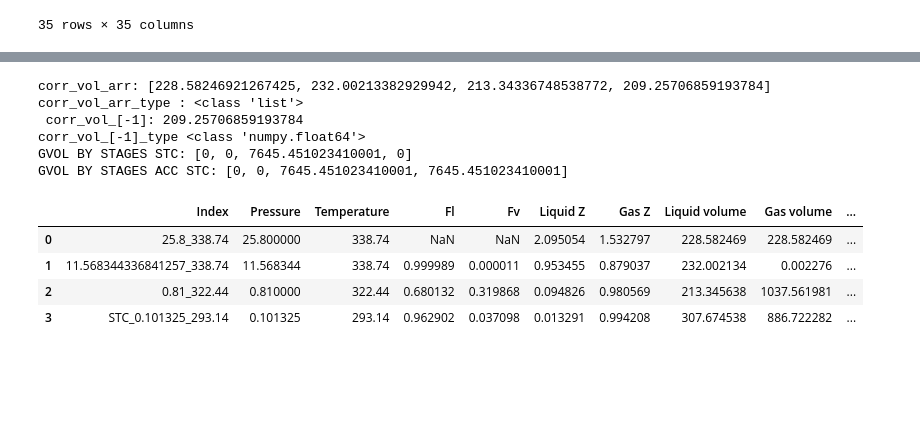
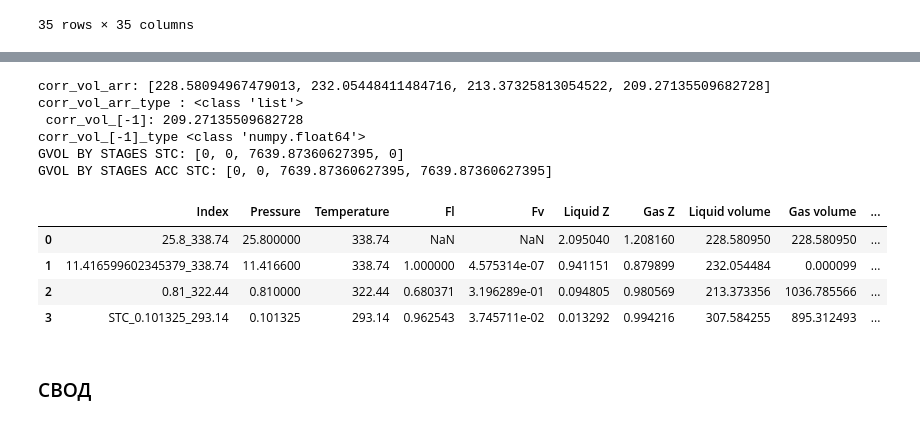
Before and after one commit to SidorenkoDD/BlackBoxFluid, a Jupyter notebook: code/notebook diss.ipynb, the cells around one changed output, grey strips where cells are left out. Cells and saved outputs as stored; diff of their text form; code cells hidden in the pictures; blank space fills up the shorter version.

```diff
--- a/code/notebook diss.ipynb
+++ b/code/notebook diss.ipynb
@@ -3465,6 +3906,6 @@ GVOL BY STAGES ACC STC: [0, 0, 7596.616531027954, 7596.616531027954]
 # %%
-base_composition.edit_bip('C1', 'C30', 0.2)
-base_composition.edit_bip('C1', 'C29', 0.2)
-bip_model_min02 = CompositionalModel(base_composition)
-bip_model_min02.saturation_pressure(65.6)
+comp_bip_02 = Composition(przlm_dict)
+comp_bip_02.edit_bip('C1', 'C30', 0.2)
+bip_model_02 = CompositionalModel(comp_bip_02)
+bip_model_02.saturation_pressure(65.6)
 # %% [output]
@@ -3493,5 +3956,5 @@ TEMPERATURE: 65.6 C
 # %%
-bip_model_min02.experiments.SEPARATORTEST_MOD.calculate(25.8, 65.6, [ 0.81], [ 49.3])
+bip_model_02.experiments.SEPARATORTEST_MOD.calculate(25.8, 65.6, [ 0.81], [ 49.3])
 dle_res_view = DLEResultsViewer()
-dle_res_view.view(bip_model_min02.experiments.SEPARATORTEST_MOD.result)
+dle_res_view.view(bip_model_02.experiments.SEPARATORTEST_MOD.result)
 # %% [output]
@@ -3515,11 +3978,13 @@ INFO | 09:39:22 | ✅ P_sat = 11.568 bar
-corr_vol_arr: [228.58246921267425, 232.00213382929942, 213.34336748538772, 209.25706859193784]
+corr_vol_arr: [228.58094967479013, 232.05448411484716, 213.37325813054522, 209.27135509682728]
 corr_vol_arr_type : <class 'list'>
- corr_vol_[-1]: 209.25706859193784
+ corr_vol_[-1]: 209.27135509682728
 corr_vol_[-1]_type <class 'numpy.float64'>
-GVOL BY STAGES STC: [0, 0, 7645.451023410001, 0]
-GVOL BY STAGES ACC STC: [0, 0, 7645.451023410001, 7645.451023410001]
+GVOL BY STAGES STC: [0, 0, 7639.87360627395, 0]
+GVOL BY STAGES ACC STC: [0, 0, 7639.87360627395, 7639.87360627395]
 |  | Index | Pressure | Temperature | Fl | Fv | Liquid Z | Gas Z | Liquid volume | Gas volume | ... |
-| 0 | 25.8_338.74 | 25.800000 | 338.74 | NaN | NaN | 2.095054 | 1.532797 | 228.582469 | 228.582469 | ... |
-| 1 | 11.568344336841257_338.74 | 11.568344 | 338.74 | 0.999989 | 0.000011 | 0.953455 | 0.879037 | 232.002134 | 0.002276 | ... |
-| 2 | 0.81_322.44 | 0.810000 | 322.44 | 0.680132 | 0.319868 | 0.094826 | 0.980569 | 213.345638 | 1037.561981 | ... |
-| 3 | STC_0.101325_293.14 | 0.101325 | 293.14 | 0.962902 | 0.037098 | 0.013291 | 0.994208 | 307.674538 | 886.722282 | ... |
+| 0 | 25.8_338.74 | 25.800000 | 338.74 | NaN | NaN | 2.095040 | 1.208160 | 228.580950 | 228.580950 | ... |
+| 1 | 11.416599602345379_338.74 | 11.416600 | 338.74 | 1.000000 | 4.575314e-07 | 0.941151 | 0.879899 | 232.054484 | 0.000099 | ... |
+| 2 | 0.81_322.44 | 0.810000 | 322.44 | 0.680371 | 3.196289e-01 | 0.094805 | 0.980569 | 213.373356 | 1036.785566 | ... |
+| 3 | STC_0.101325_293.14 | 0.101325 | 293.14 | 0.962543 | 3.745711e-02 | 0.013292 | 0.994216 | 307.584255 | 895.312493 | ... |
+# %% [markdown]
+### СВОД
```
Also changed, not shown: parts of 56 cells of this notebook.
